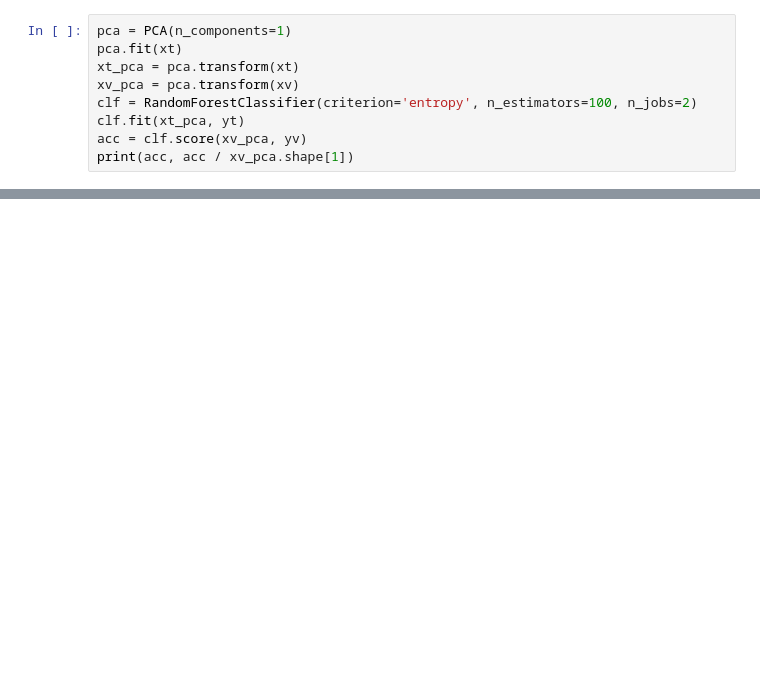
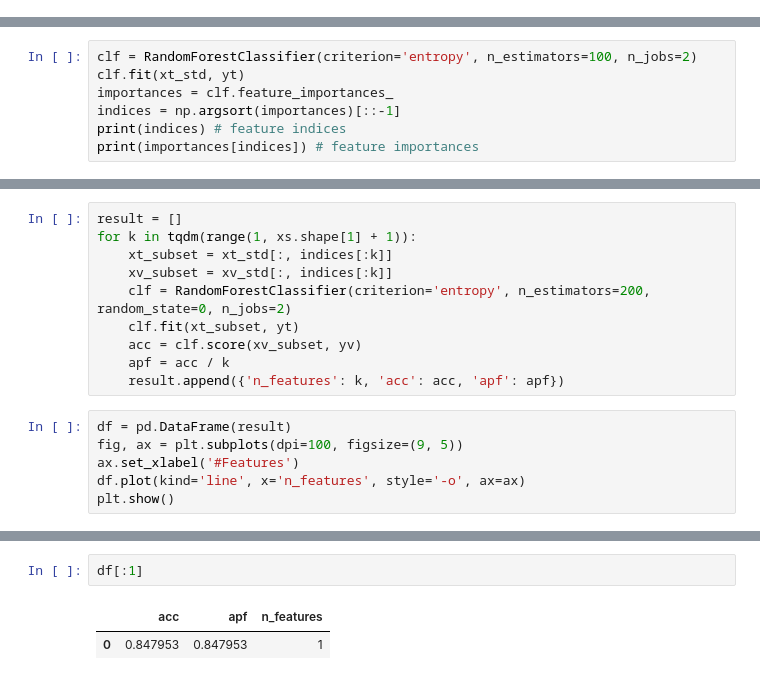
Before and after one commit to amoshyc/nthu-deep-learning, a Jupyter notebook: lab3.ipynb, the cells around one changed output, grey strips where cells are left out. Saved outputs shown, nothing was run; the diff lists cells and outputs as text; blank space fills up the shorter version.

```diff
--- a/lab3.ipynb
+++ b/lab3.ipynb
@@ -19,9 +29,0 @@ print(ys.shape, ys.dtype)
-# %%
-pca = PCA(n_components=1)
-pca.fit(xt)
-xt_pca = pca.transform(xt)
-xv_pca = pca.transform(xv)
-clf = RandomForestClassifier(criterion='entropy', n_estimators=100, n_jobs=2)
-clf.fit(xt_pca, yt)
-acc = clf.score(xv_pca, yv)
-print(acc, acc / xv_pca.shape[1])
@@ -29,0 +30,7 @@ print(acc, acc / xv_pca.shape[1])
+# %%
+clf = RandomForestClassifier(criterion='entropy', n_estimators=100, n_jobs=2)
+clf.fit(xt_std, yt)
+importances = clf.feature_importances_
+indices = np.argsort(importances)[::-1]
+print(indices) # feature indices
+print(importances[indices]) # feature importances
@@ -29,0 +45,16 @@ print(acc, acc / xv_pca.shape[1])
+# %%
+result = []
+for k in tqdm(range(1, xs.shape[1] + 1)):
+    xt_subset = xt_std[:, indices[:k]]
+    xv_subset = xv_std[:, indices[:k]]
+    clf = RandomForestClassifier(criterion='entropy', n_estimators=200, random_state=0, n_jobs=2)
+    clf.fit(xt_subset, yt)
+    acc = clf.score(xv_subset, yv)
+    apf = acc / k
+    result.append({'n_features': k, 'acc': acc, 'apf': apf})
+# %%
+df = pd.DataFrame(result)
+fig, ax = plt.subplots(dpi=100, figsize=(9, 5))
+ax.set_xlabel('#Features')
+df.plot(kind='line', x='n_features', style='-o', ax=ax)
+plt.show()
@@ -29,0 +63,5 @@ print(acc, acc / xv_pca.shape[1])
+# %%
+df[:1]
+# %% [output]
+|  | acc | apf | n_features |
+| 0 | 0.847953 | 0.847953 | 1 |
```
Also changed, not shown: parts of 5 cells of this notebook.
